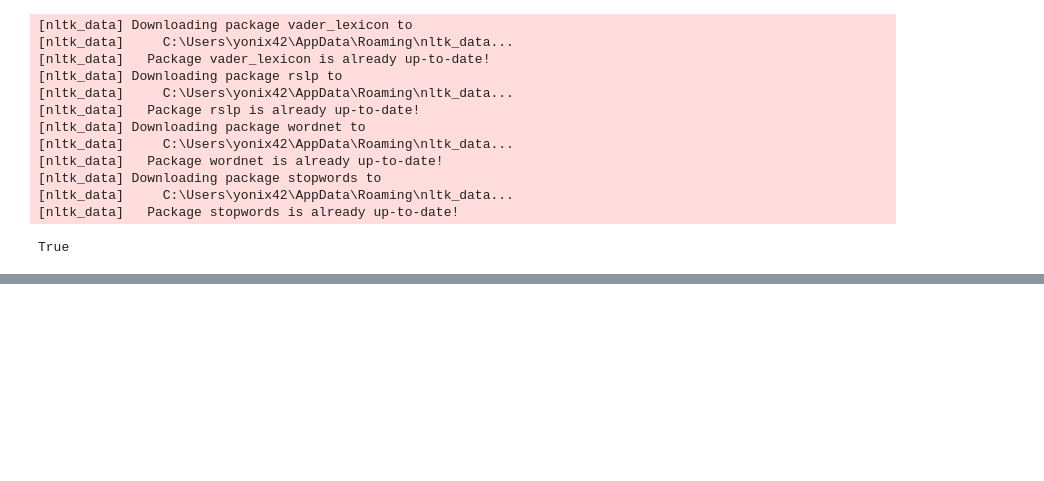
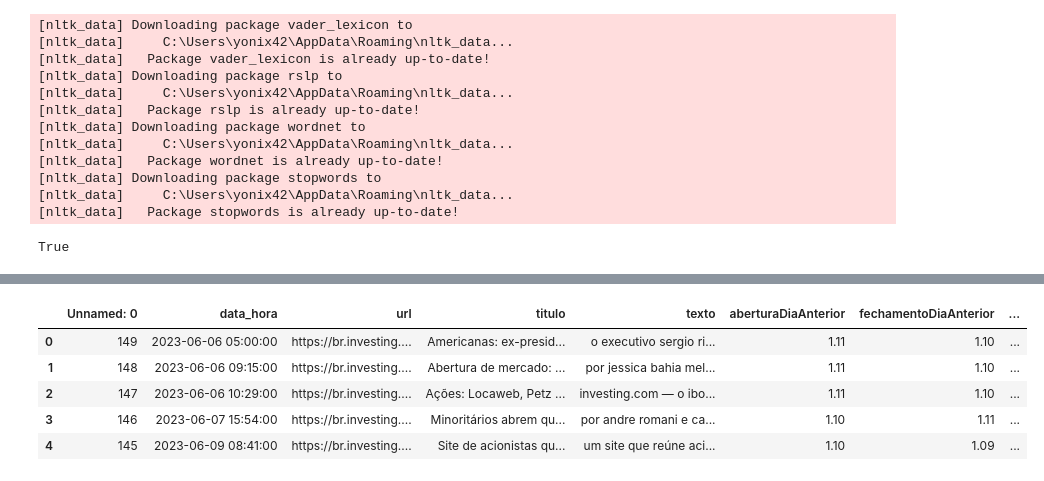
Before and after one commit to staubjoao/analise_sentimentos_financeiro, a Jupyter notebook: analise.ipynb, the cells around one changed output, grey strips where cells are left out. Saved outputs shown, nothing was run; the diff lists cells and outputs as text; code cells hidden in the pictures; blank space fills up the shorter version.

```diff
--- a/analise.ipynb
+++ b/analise.ipynb
@@ -186,0 +182,11 @@ plt.show()
+# %%
+pd.options.display.max_colwidth = 25
+
+dados.head()
+# %% [output]
+|  | Unnamed: 0 | data_hora | url | titulo | texto | aberturaDiaAnterior | fechamentoDiaAnterior | ... |
+| 0 | 149 | 2023-06-06 05:00:00 | https://br.investing.... | Americanas: ex-presid... | o executivo sergio ri... | 1.11 | 1.10 | ... |
+| 1 | 148 | 2023-06-06 09:15:00 | https://br.investing.... | Abertura de mercado: ... | por jessica bahia mel... | 1.11 | 1.10 | ... |
+| 2 | 147 | 2023-06-06 10:29:00 | https://br.investing.... | Ações: Locaweb, Petz ... | investing.com — o ibo... | 1.11 | 1.10 | ... |
+| 3 | 146 | 2023-06-07 15:54:00 | https://br.investing.... | Minoritários abrem qu... | por andre romani e ca... | 1.10 | 1.11 | ... |
+| 4 | 145 | 2023-06-09 08:41:00 | https://br.investing.... | Site de acionistas qu... | um site que reúne aci... | 1.10 | 1.09 | ... |
```
Also changed, not shown: parts of 14 cells of this notebook, 5 other files.
